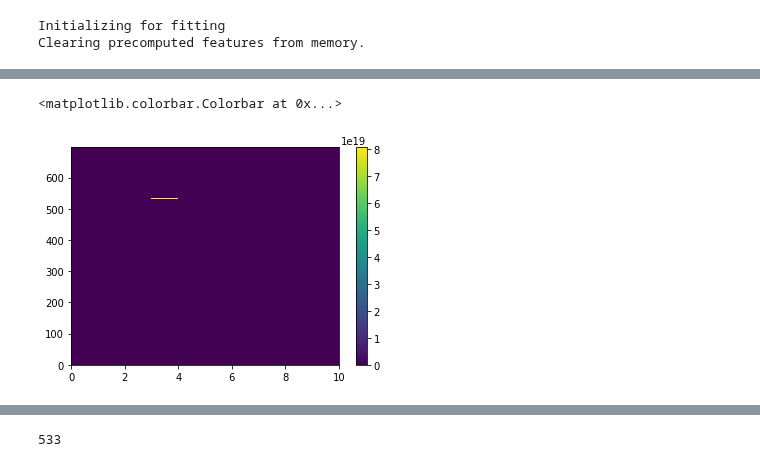
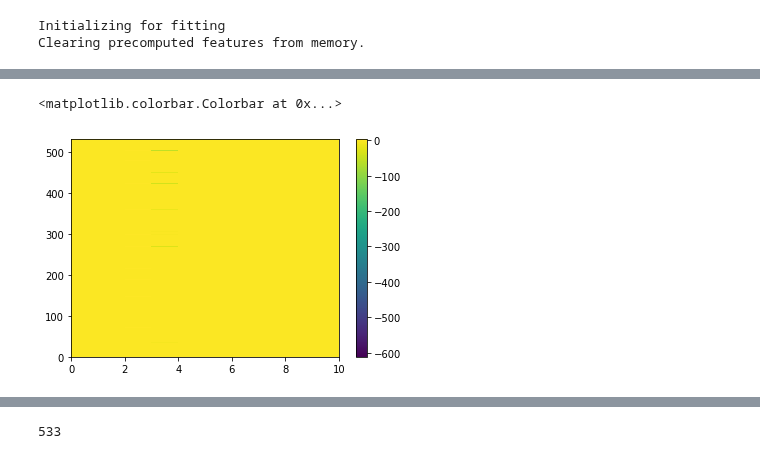
Before and after one commit to mmhenderson/modfit, a Jupyter notebook: notebooks/testing/test_fitting.ipynb, the cells around one changed output, grey strips where cells are left out. Cells and saved outputs as stored; diff of their text form; code cells hidden in the pictures.

```diff
--- a/notebooks/testing/test_fitting.ipynb
+++ b/notebooks/testing/test_fitting.ipynb
@@ -274,10 +291,10 @@ Final size of features concatenated is [697 x 641]
 # %%
 plt.figure;
-plt.pcolormesh(feat_np[:,0:10] - feat_OLD_np[:,0:10])
+plt.pcolormesh(feat_np[0:532,0:10] - feat_OLD_np[0:532,0:10])
 plt.colorbar()
 # %% [output]
 <matplotlib.colorbar.Colorbar at 0x...>
-[figure, old version]
+[figure, new version]
 # %%
 feat_np = feat.detach().cpu().numpy()
 import matplotlib.pyplot as plt
```
Also changed, not shown: parts of 12 cells of this notebook.
